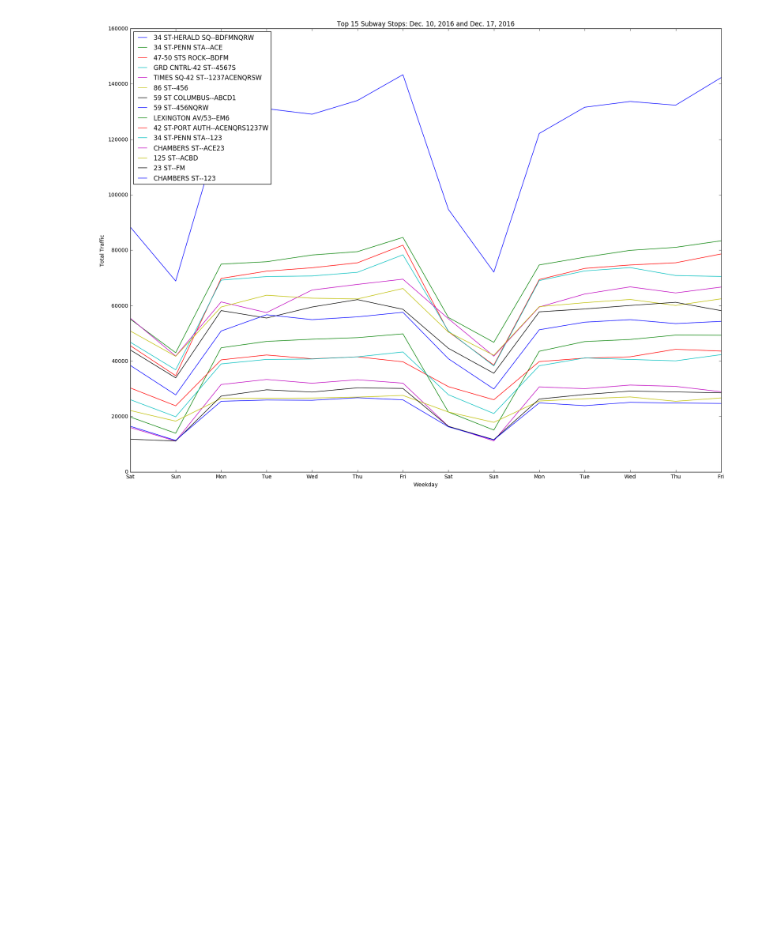
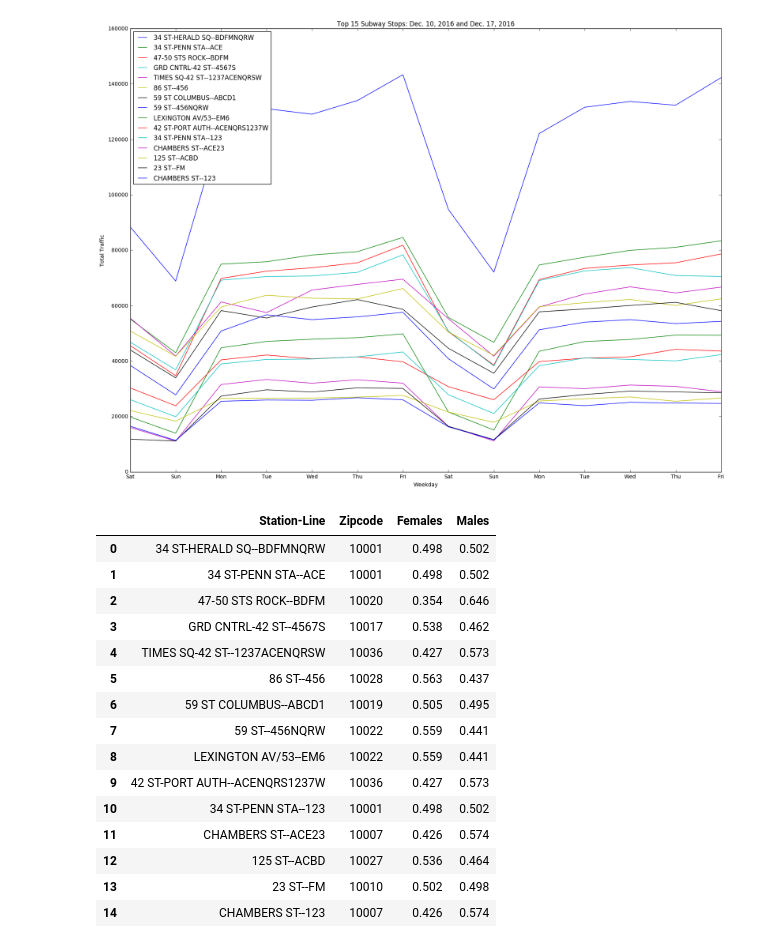
Before and after one commit to albertnjose/mta_project, a Jupyter notebook: MTA_Project.ipynb, the cells around one changed output. Cells and saved outputs as stored; diff of their text form; code cells hidden in the pictures; blank space fills up the shorter version.

```diff
--- a/MTA_Project.ipynb
+++ b/MTA_Project.ipynb
@@ -175,0 +179,19 @@ plt.savefig('top15.png')
+# %%
+df_demo
+# %% [output]
+|  | Station-Line | Zipcode | Females | Males |
+| 0 | 34 ST-HERALD SQ--BDFMNQRW | 10001 | 0.498 | 0.502 |
+| 1 | 34 ST-PENN STA--ACE | 10001 | 0.498 | 0.502 |
+| 2 | 47-50 STS ROCK--BDFM | 10020 | 0.354 | 0.646 |
+| 3 | GRD CNTRL-42 ST--4567S | 10017 | 0.538 | 0.462 |
+| 4 | TIMES SQ-42 ST--1237ACENQRSW | 10036 | 0.427 | 0.573 |
+| 5 | 86 ST--456 | 10028 | 0.563 | 0.437 |
+| 6 | 59 ST COLUMBUS--ABCD1 | 10019 | 0.505 | 0.495 |
+| 7 | 59 ST--456NQRW | 10022 | 0.559 | 0.441 |
+| 8 | LEXINGTON AV/53--EM6 | 10022 | 0.559 | 0.441 |
+| 9 | 42 ST-PORT AUTH--ACENQRS1237W | 10036 | 0.427 | 0.573 |
+| 10 | 34 ST-PENN STA--123 | 10001 | 0.498 | 0.502 |
+| 11 | CHAMBERS ST--ACE23 | 10007 | 0.426 | 0.574 |
+| 12 | 125 ST--ACBD | 10027 | 0.536 | 0.464 |
+| 13 | 23 ST--FM | 10010 | 0.502 | 0.498 |
+| 14 | CHAMBERS ST--123 | 10007 | 0.426 | 0.574 |
```
Also changed, not shown: parts of 9 cells of this notebook, 4 other files.
